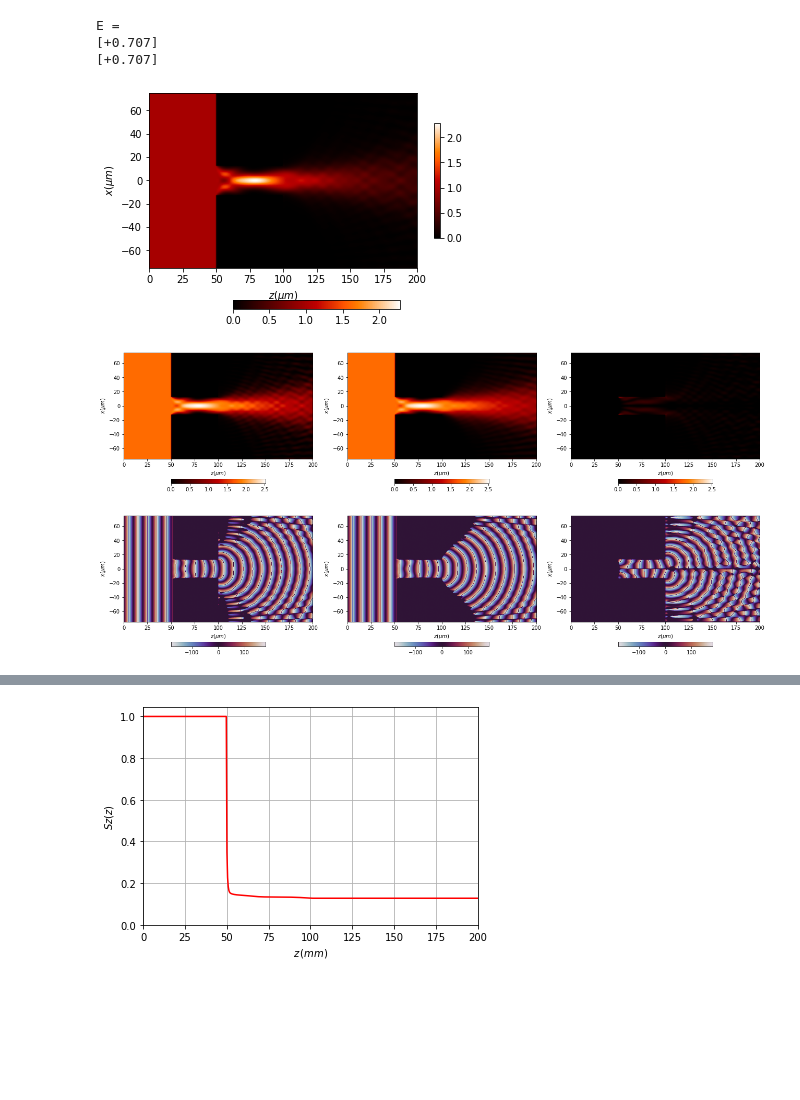
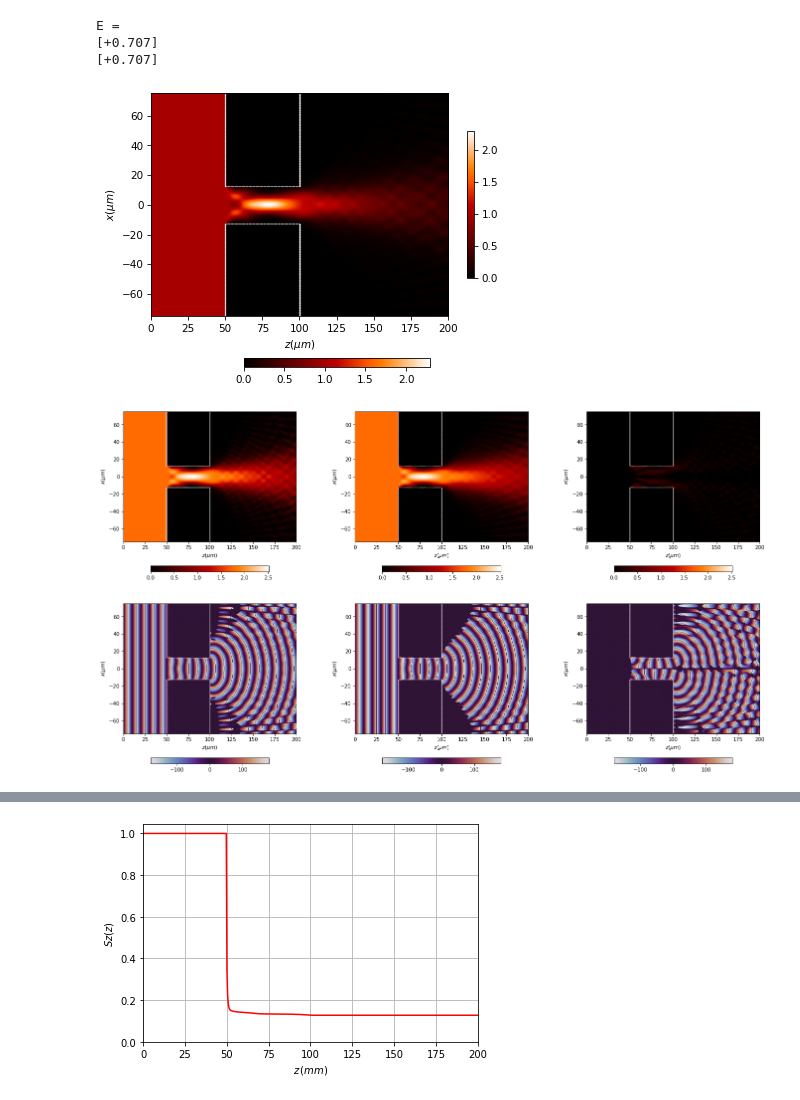
Before and after one commit to aocg-ucm/diffractio, a Jupyter notebook: docs/source/examples_vector/diffraction_slit.ipynb, the cells around one changed output, grey strips where cells are left out. Drawn from its saved outputs; the diff is of its cells as text; code cells hidden in the pictures; blank space fills up the shorter version.

Commit message:
vector drawings with borders and scale

```diff
--- a/docs/source/examples_vector/diffraction_slit.ipynb
+++ b/docs/source/examples_vector/diffraction_slit.ipynb
@@ -60,15 +60,15 @@ EH_xz.refractive_index_from_scalarXZ(u_xz)
 # %%
 EH_xz.FP_WPM(has_edges=False,  verbose=False)
 # %%
-EH_xz.draw('intensity', logarithm=0)
+EH_xz.draw('intensity', logarithm=0, draw_borders=True, scale='scaled')
 # %% [output]
-[figure, old version]
+[figure, new version]
 # %%
-EH_xz.draw('intensities', logarithm=1e1)
+EH_xz.draw('intensities', logarithm=1e1, draw_borders=True, scale='scaled')
 # %% [output]
-[figure, old version]
+[figure, new version]
 # %%
-EH_xz.draw('phases', percentage_intensity=.001)
+EH_xz.draw('phases', percentage_intensity=.001, draw_borders=True, scale='scaled')
 # %% [output]
-[figure, old version]
+[figure, new version]
 # %%
```
Also changed, not shown: parts of 7 cells of this notebook, 3 other files.
